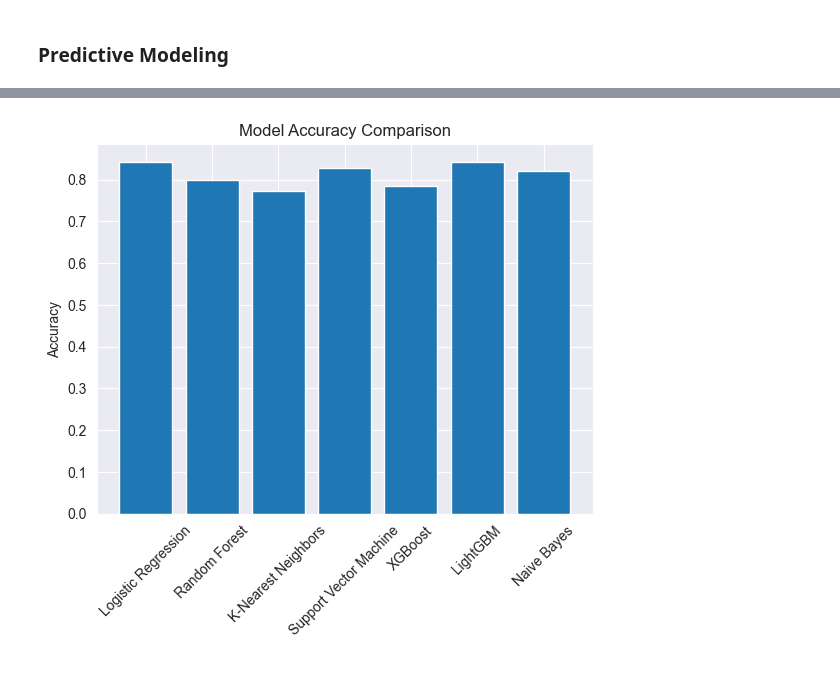
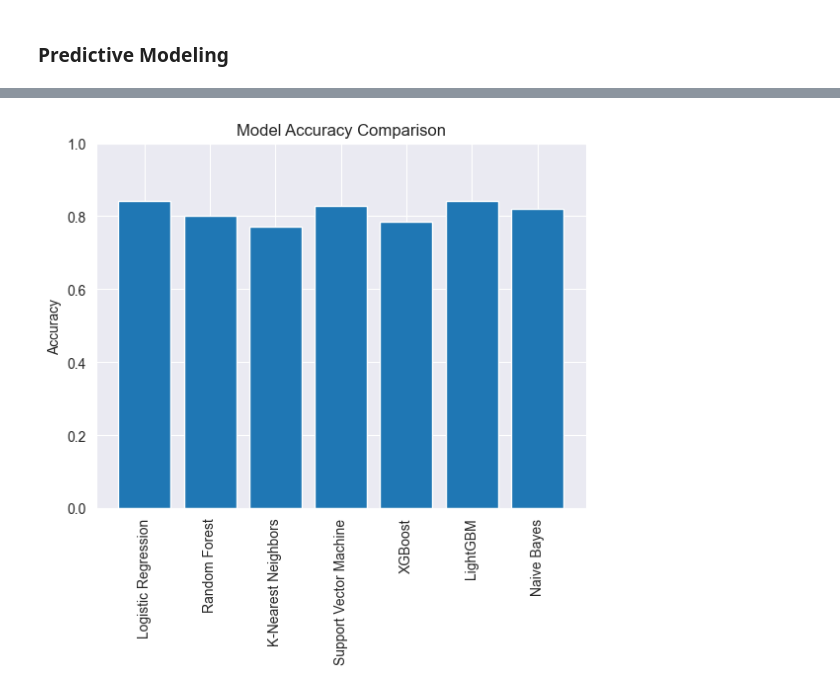
Before and after one commit to ishahzaibkhan/titanic_seaborn, a Jupyter notebook: main.ipynb, the cells around one changed output, grey strips where cells are left out. Saved outputs shown, nothing was run; the diff lists cells and outputs as text; code cells hidden in the pictures.

```diff
--- a/main.ipynb
+++ b/main.ipynb
@@ -411,8 +405,9 @@ Naive Bayes: Accuracy = 82.14%
 # %%
 plt.bar(results.keys(), results.values())
 plt.title("Model Accuracy Comparison")
 plt.ylabel("Accuracy")
-plt.xticks(rotation=45)
+plt.ylim(0, 1)
+plt.xticks(rotation=90)
 plt.show()
 # %% [output]
-[figure, old version]
+[figure, new version]
```
Also changed, not shown: parts of 14 cells of this notebook.
